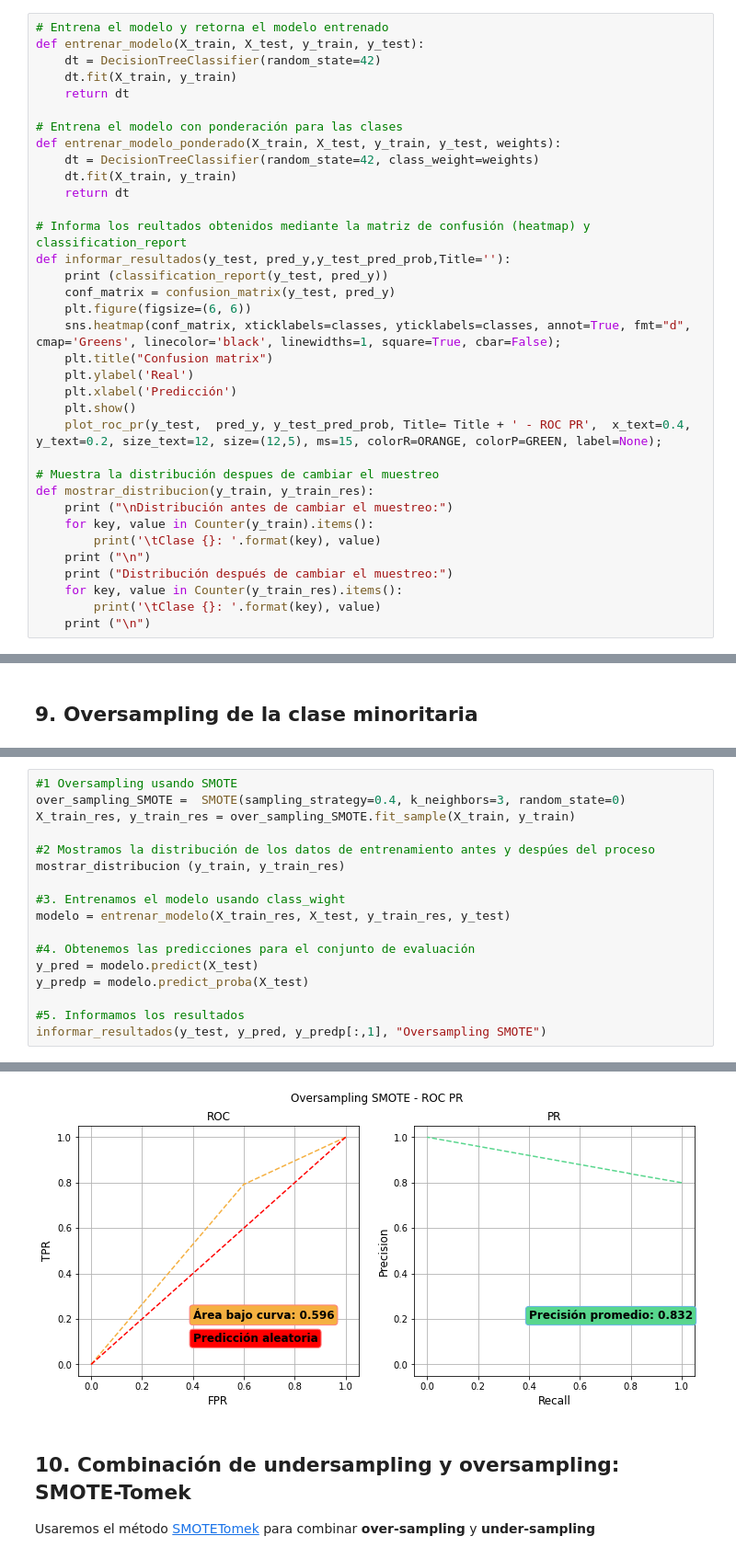
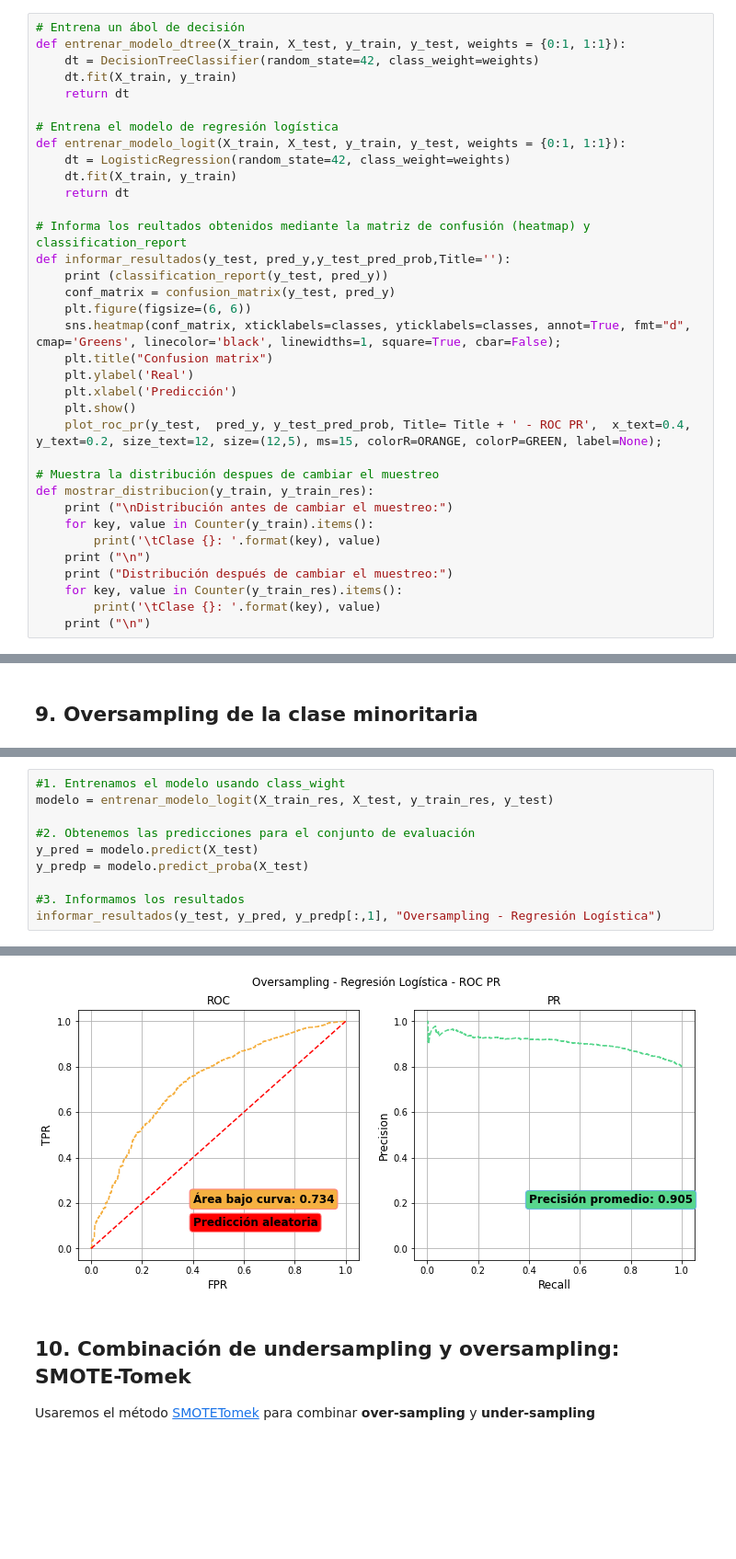
Before and after one commit to giannipablo/MentoriaDiploDatos2020, a Jupyter notebook: Practico_3y4_part_4.ipynb, the cells around one changed output, grey strips where cells are left out. Shown at 92% size. Cells and saved outputs as stored; diff of their text form; blank space fills up the shorter version.

```diff
--- a/Practico_3y4_part_4.ipynb
+++ b/Practico_3y4_part_4.ipynb
@@ -93,13 +100,13 @@ Definimos algunas funciones que nos permitirán correr el modelo, evaluarlo e in
 # %%
-# Entrena el modelo y retorna el modelo entrenado
-def entrenar_modelo(X_train, X_test, y_train, y_test):
-    dt = DecisionTreeClassifier(random_state=42)
+# Entrena un ábol de decisión
+def entrenar_modelo_dtree(X_train, X_test, y_train, y_test, weights = {0:1, 1:1}):
+    dt = DecisionTreeClassifier(random_state=42, class_weight=weights)
     dt.fit(X_train, y_train)
     return dt
 
-# Entrena el modelo con ponderación para las clases
-def entrenar_modelo_ponderado(X_train, X_test, y_train, y_test, weights):
-    dt = DecisionTreeClassifier(random_state=42, class_weight=weights)
+# Entrena el modelo de regresión logística
+def entrenar_modelo_logit(X_train, X_test, y_train, y_test, weights = {0:1, 1:1}):
+    dt = LogisticRegression(random_state=42, class_weight=weights)
     dt.fit(X_train, y_train)
     return dt
 
@@ -319,18 +401,11 @@ Exploramos la alternativa [SMOTE](https://imbalanced-learn.readthedocs.io/en/sta
 # %%
-#1 Oversampling usando SMOTE
-over_sampling_SMOTE =  SMOTE(sampling_strategy=0.4, k_neighbors=3, random_state=0)
-X_train_res, y_train_res = over_sampling_SMOTE.fit_sample(X_train, y_train)
+#1. Entrenamos el modelo usando class_wight
+modelo = entrenar_modelo_logit(X_train_res, X_test, y_train_res, y_test)
 
-#2 Mostramos la distribución de los datos de entrenamiento antes y despúes del proceso
-mostrar_distribucion (y_train, y_train_res)
-
-#3. Entrenamos el modelo usando class_wight
-modelo = entrenar_modelo(X_train_res, X_test, y_train_res, y_test)
-
-#4. Obtenemos las predicciones para el conjunto de evaluación
+#2. Obtenemos las predicciones para el conjunto de evaluación
 y_pred = modelo.predict(X_test)
 y_predp = modelo.predict_proba(X_test)
 
-#5. Informamos los resultados
-informar_resultados(y_test, y_pred, y_predp[:,1], "Oversampling SMOTE")
+#3. Informamos los resultados
+informar_resultados(y_test, y_pred, y_predp[:,1], "Oversampling - Regresión Logística")
 # %% [output]
@@ -355,5 +420,5 @@ weighted avg       0.74      0.71      0.72      3486
 [figure]
-[figure, old version]
+[figure, new version]
 # %% [markdown]
 ## 10. Combinación de undersampling y oversampling: SMOTE-Tomek
 
```
Also changed, not shown: parts of 31 cells of this notebook.
